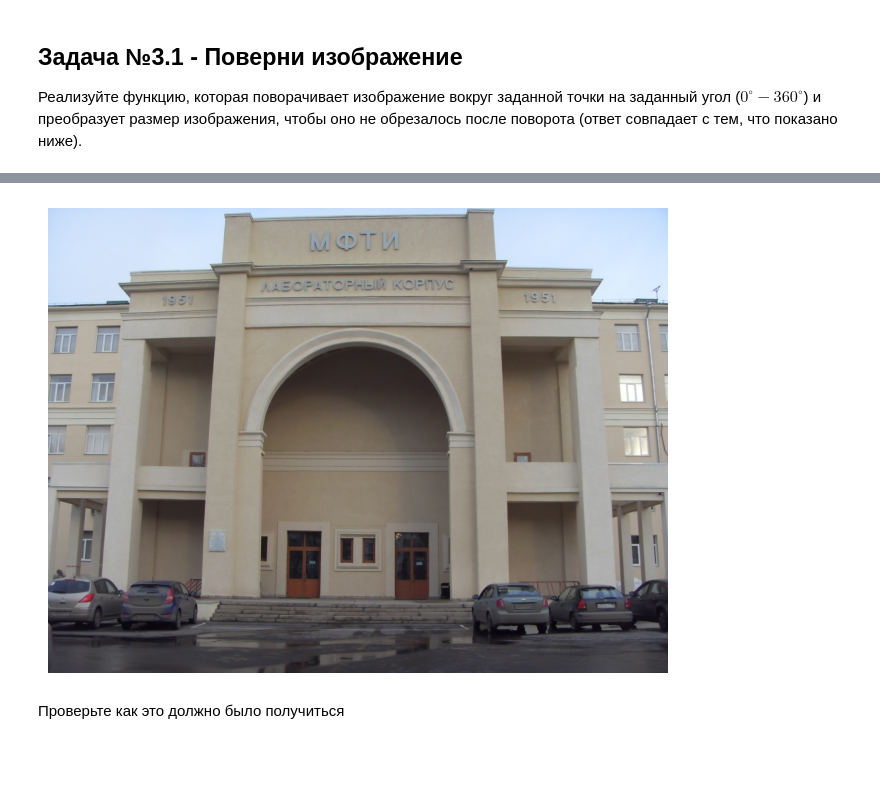
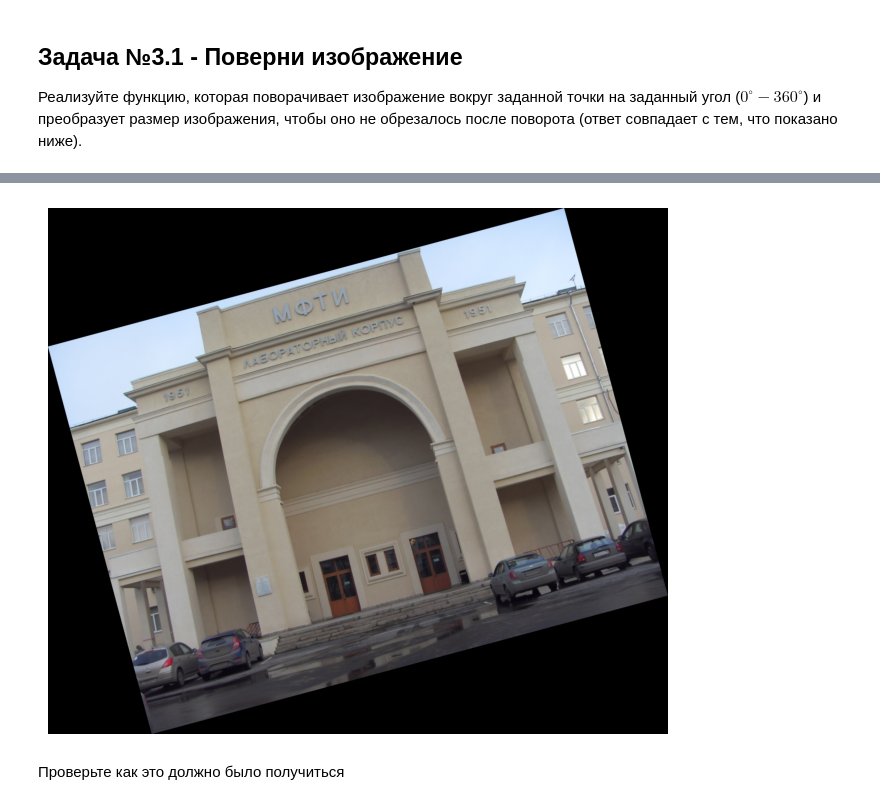
Before and after one commit to Romanov-Fedor/cv_mipt_major, a Jupyter notebook: 01_first_images/homework/homework_01.ipynb, the cells around one changed output, grey strips where cells are left out. Drawn from its saved outputs; the diff is of its cells as text; code cells hidden in the pictures; blank space fills up the shorter version.

```diff
--- a/01_first_images/homework/homework_01.ipynb
+++ b/01_first_images/homework/homework_01.ipynb
@@ -182,11 +182,11 @@ NameError: name 'plot_one_image' is not defined
 # %%
 test_point = (200, 200)
 test_angle = 15
 
-transformed_image = rotate(test_image, test_point, test_angle)
-plot_one_image(transformed_image)
+transformed_image = Rotate(test_image, test_point, test_angle)
+ImageOnPlot(transformed_image)
 # %% [output]
-[figure, old version]
+[figure, new version]
 # %% [markdown]
 Проверьте как это должно было получиться
 # %%
```
Also changed, not shown: parts of 4 cells of this notebook, 1 other file.
